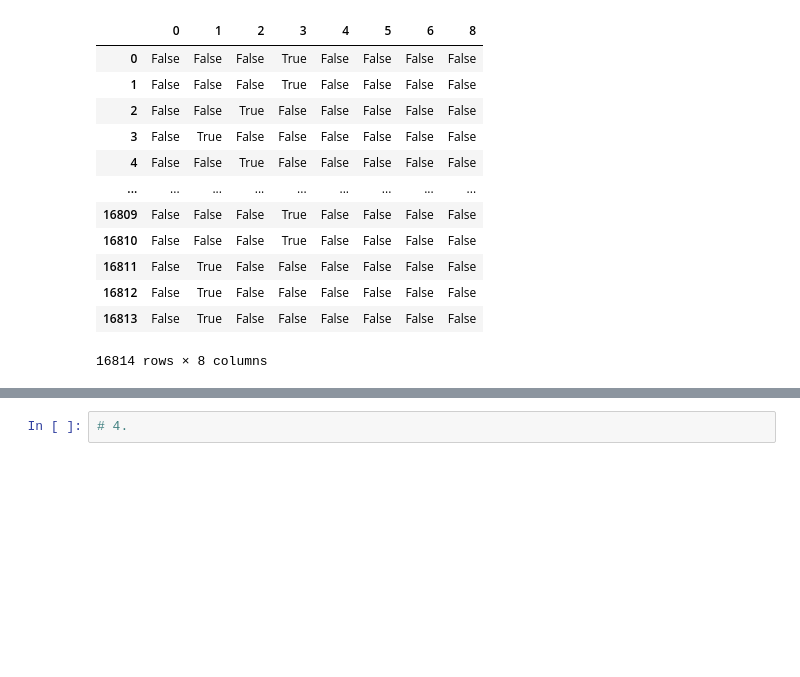
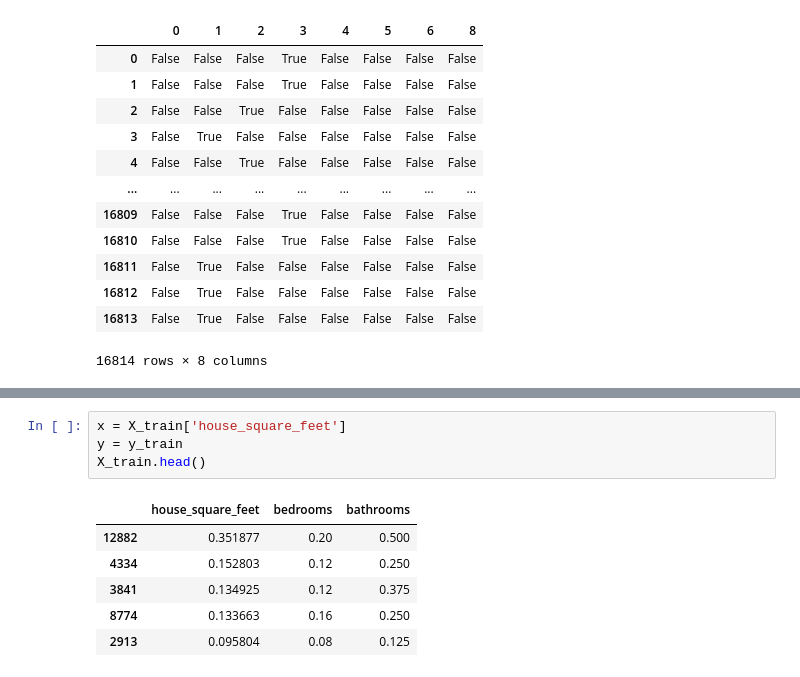
Before and after one commit to Troy-S-Meink/linearRegression, a Jupyter notebook: 04_hedonic_pricing/04_hedonic_pricing.ipynb, the cells around one changed output, grey strips where cells are left out. Drawn from its saved outputs; the diff is of its cells as text; blank space fills up the shorter version.

```diff
--- a/04_hedonic_pricing/04_hedonic_pricing.ipynb
+++ b/04_hedonic_pricing/04_hedonic_pricing.ipynb
@@ -196,2 +212,11 @@ X_train, X_test, y_train, y_test = train_test_split(X,y, # Feature and target va
-# %%
-# 4.
+# %%
+x = X_train['house_square_feet']
+y = y_train
+X_train.head()
+# %% [output]
+|  | house_square_feet | bedrooms | bathrooms |
+| 12882 | 0.351877 | 0.20 | 0.500 |
+| 4334 | 0.152803 | 0.12 | 0.250 |
+| 3841 | 0.134925 | 0.12 | 0.375 |
+| 8774 | 0.133663 | 0.16 | 0.250 |
+| 2913 | 0.095804 | 0.08 | 0.125 |
```
Also changed, not shown: parts of 5 cells of this notebook.
